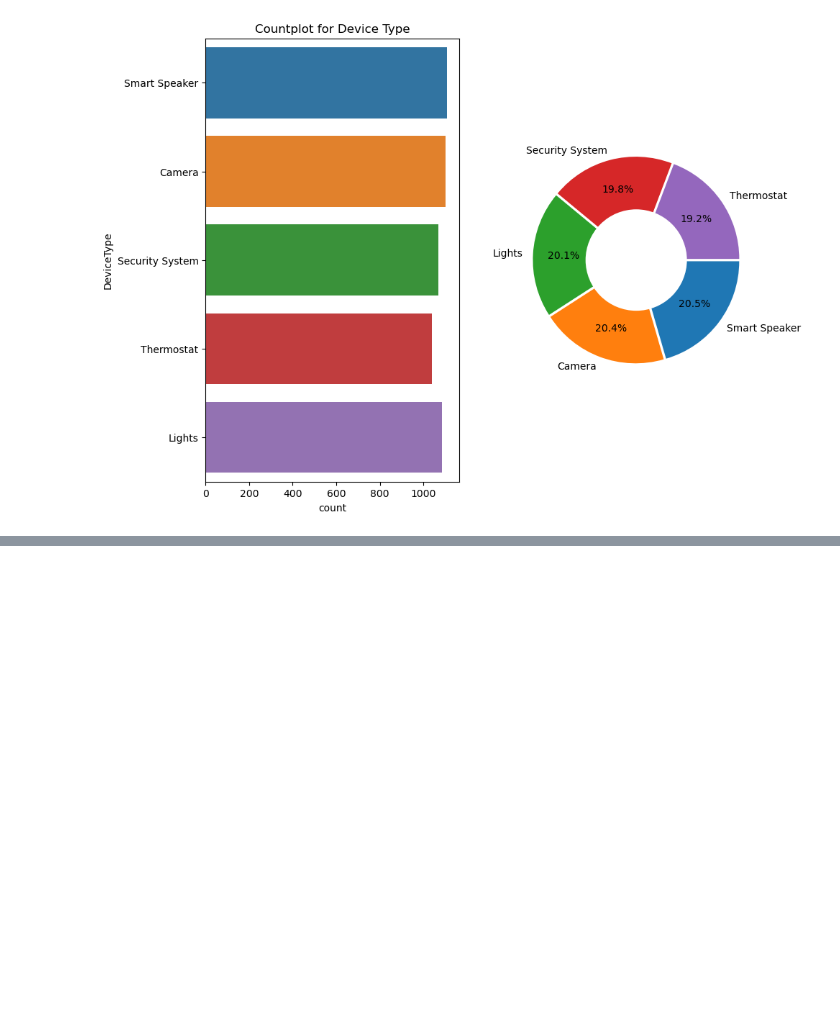
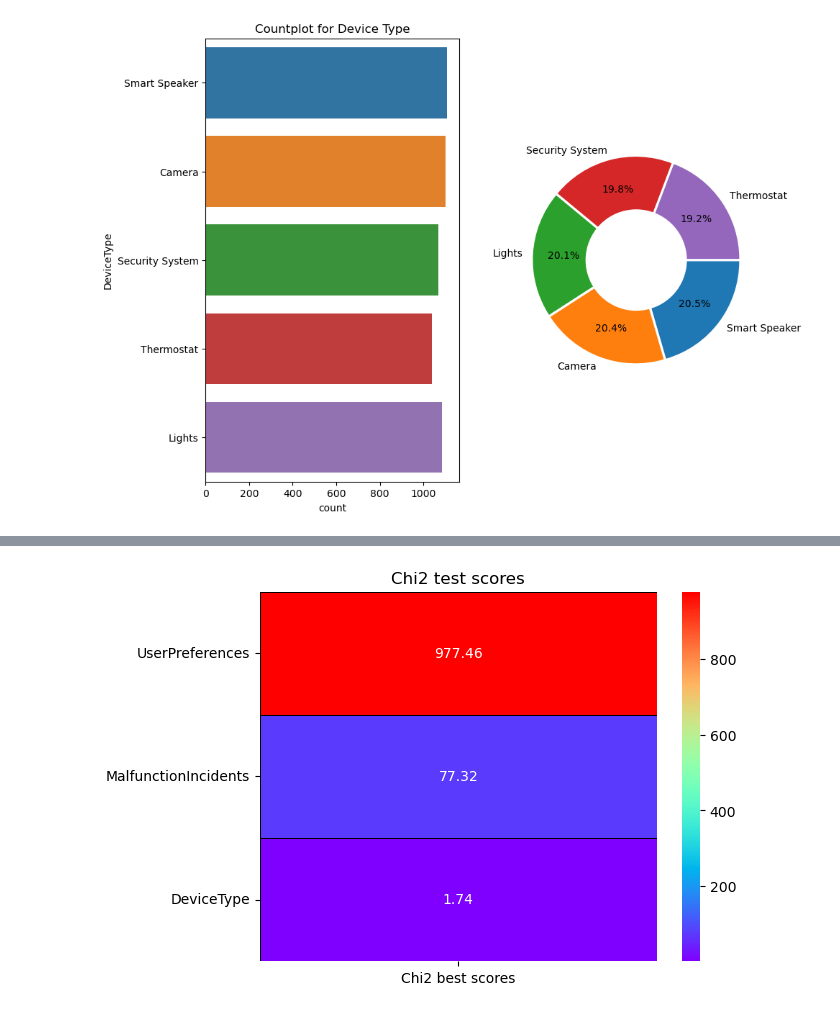
Before and after one commit to SayanGhosh1489/SmartHomeDevice, a Jupyter notebook: Trials.ipynb, the cells around one changed output, grey strips where cells are left out. Saved outputs shown, nothing was run; the diff lists cells and outputs as text; code cells hidden in the pictures; blank space fills up the shorter version.

```diff
--- a/Trials.ipynb
+++ b/Trials.ipynb
@@ -80,0 +93,3 @@ plt.show()
+# %%
+#dropping userID
+data.drop('UserID', axis=1, inplace= True)
@@ -80,0 +98,18 @@ plt.show()
+# %%
+# label encoding Device
+from sklearn.preprocessing import LabelEncoder
+
+encoder = LabelEncoder()
+data_encoded = encoder.fit_transform(data['DeviceType'])
+data['DeviceType'] = data_encoded
+
+X = data.drop('SmartHomeEfficiency',axis = 1)
+Y = data['SmartHomeEfficiency']
+# %%
+cat_cols = []
+num_cols = []
+for col in X.columns:
+    if X[col].nunique() > 6:
+        num_cols.append(col)
+    else:
+        cat_cols.append(col)
@@ -80,0 +120,12 @@ plt.show()
+# %%
+#checking chi2 test for categorical columns
+from sklearn.feature_selection import chi2, SelectKBest
+best_feature = SelectKBest(chi2, k= 'all')
+best_feature.fit(X[cat_cols], Y)
+feature_score = pd.DataFrame(best_feature.scores_, index=cat_cols, columns=['Chi2 best scores'])
+sns.heatmap(feature_score.sort_values(ascending= False, by='Chi2 best scores'), annot= True, fmt = '.2f',
+            linewidths=0.4, linecolor= 'black', cmap= 'rainbow')
+plt.title('Chi2 test scores')
+plt.show()
+# %% [output]
+[figure, added]
```
Also changed, not shown: parts of 14 cells of this notebook.
